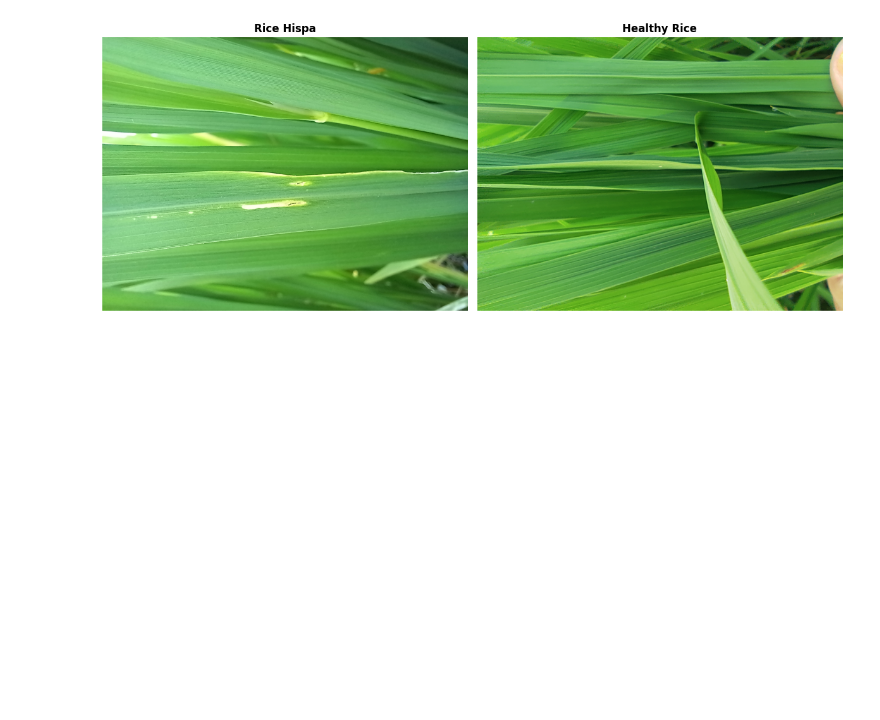
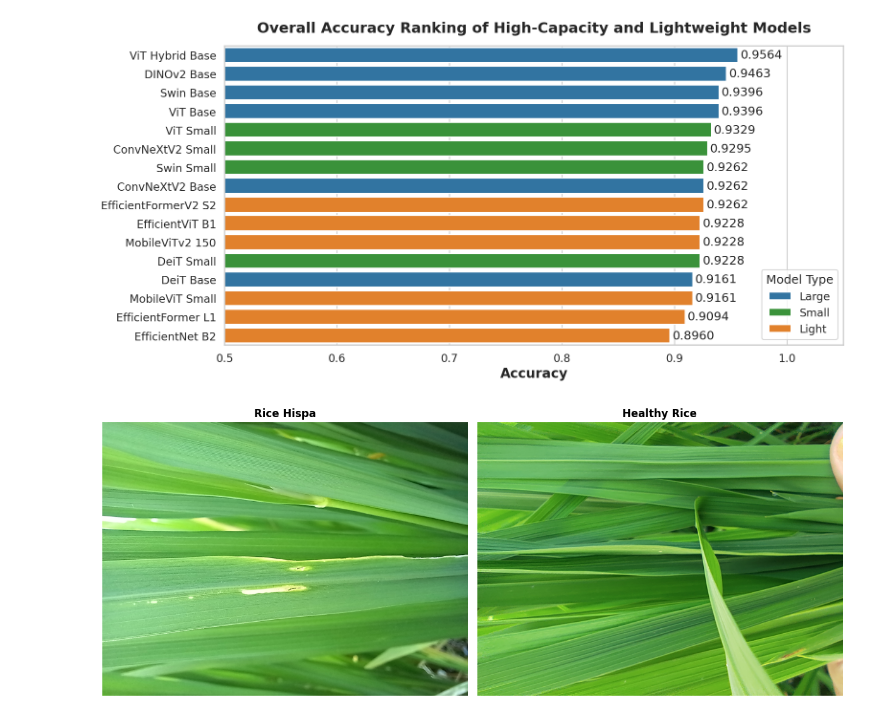
Before and after one commit to JericN/rice-disease-classifier, a Jupyter notebook: code_v1.1/results_image.ipynb, the cells around one changed output. Cells and saved outputs as stored; diff of their text form; code cells hidden in the pictures; blank space fills up the shorter version.

```diff
--- a/code_v1.1/results_image.ipynb
+++ b/code_v1.1/results_image.ipynb
@@ -1,3 +1,73 @@
+# %%
+import matplotlib.pyplot as plt
+import seaborn as sns
+import pandas as pd
+
+# Sample data
+data = {
+    "Model": [
+        "ConvNeXtV2 Base", "ViT Hybrid Base", "ViT Base", "Swin Base", "DeiT Base", "DINOv2 Base",
+        "ViT Small", "Swin Small", "DeiT Small", "ConvNeXtV2 Small", "MobileViT Small",
+        "MobileViTv2 150", "EfficientNet B2", "EfficientViT B1",
+        "EfficientFormer L1", "EfficientFormerV2 S2"
+    ],
+    "Type": [
+        "Large", "Large", "Large", "Large", "Large", "Large",
+        "Small", "Small", "Small", "Small", "Light",
+        "Light", "Light", "Light", "Light", "Light"
+    ],
+    "Accuracy": [
+        0.9262, 0.9564, 0.9396, 0.9396, 0.9161, 0.9463,
+        0.9329, 0.9262, 0.9228, 0.9295, 0.9161,
+        0.9228, 0.8960, 0.9228, 0.9094, 0.9262
+    ]
+}
+
+# Create DataFrame
+df = pd.DataFrame(data)
+
+# Sort by Accuracy
+df = df.sort_values(by="Accuracy", ascending=False)
+
+# Set Seaborn style
+sns.set_theme(style="whitegrid", context="talk")
+
+# Define color palette
+palette = {"Large": "#1f77b4", "Small": "#2ca02c", "Light": "#ff7f0e"}
+
+# Create the plot
+plt.figure(figsize=(16, 8))
+barplot = sns.barplot(
+    data=df,
+    y="Model",
+    x="Accuracy",
+    hue="Type",
+    dodge=False,
+    palette=palette
+)
+
+# Add accuracy labels to each bar
+for i, (accuracy, model) in enumerate(zip(df["Accuracy"], df["Model"])):
+    barplot.text(accuracy + 0.002, i, f"{accuracy:.4f}", va="center")
+
+plt.title("Overall Accuracy Ranking of High-Capacity and Lightweight Models", fontsize=22, fontweight='bold', pad=20)
+
+# Customize plot aesthetics
+plt.xlabel("Accuracy", fontsize=20, fontweight='bold')  # Make x-axis label bold
+barplot.set_ylabel('')  # Remove y-axis label
+plt.xlim(0.5, 1.05)  # Increase space after bars by setting the xlim to 1.05
+plt.legend(title="Model Type", loc="lower right")
+
+# Adjust layout with specified padding
+plt.tight_layout(pad=1.0)
+
+# Save the plot as an image
+plt.savefig('model_accuracy_by_type.png', bbox_inches="tight", pad_inches=0.3, dpi=300)
+
+# Display the plot
+plt.show()
+# %% [output]
+[figure, added]
 # %%
 from PIL import Image
 import matplotlib.pyplot as plt
```
